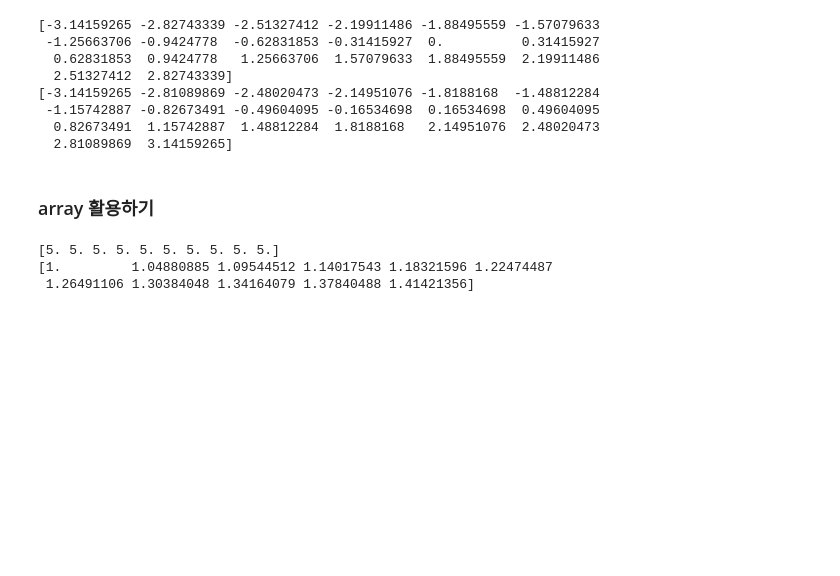
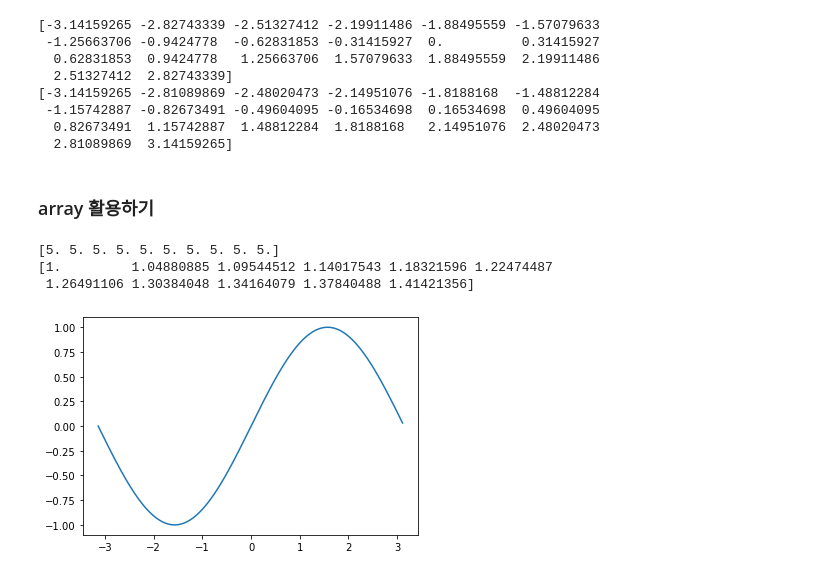
Before and after one commit to pmj3590/modoo_dataanalysis, a Jupyter notebook: numpy.ipynb, the cells around one changed output. Cells and saved outputs as stored; diff of their text form; code cells hidden in the pictures; blank space fills up the shorter version.

```diff
--- a/numpy.ipynb
+++ b/numpy.ipynb
@@ -208,3 +208,10 @@ print(np.sqrt(b))
 [5. 5. 5. 5. 5. 5. 5. 5. 5. 5.]
 [1.         1.04880885 1.09544512 1.14017543 1.18321596 1.22474487
  1.26491106 1.30384048 1.34164079 1.37840488 1.41421356]
+# %%
+# 배열에 연산이나 함수를 적용하면 배열의 모든 값이 계산됨
+a=np.arange(-np.pi, np.pi, np.pi/100)
+plt.plot(a, np.sin(a))
+plt.show()
+# %% [output]
+[figure, added]
```
Also changed, not shown: parts of 9 cells of this notebook.
